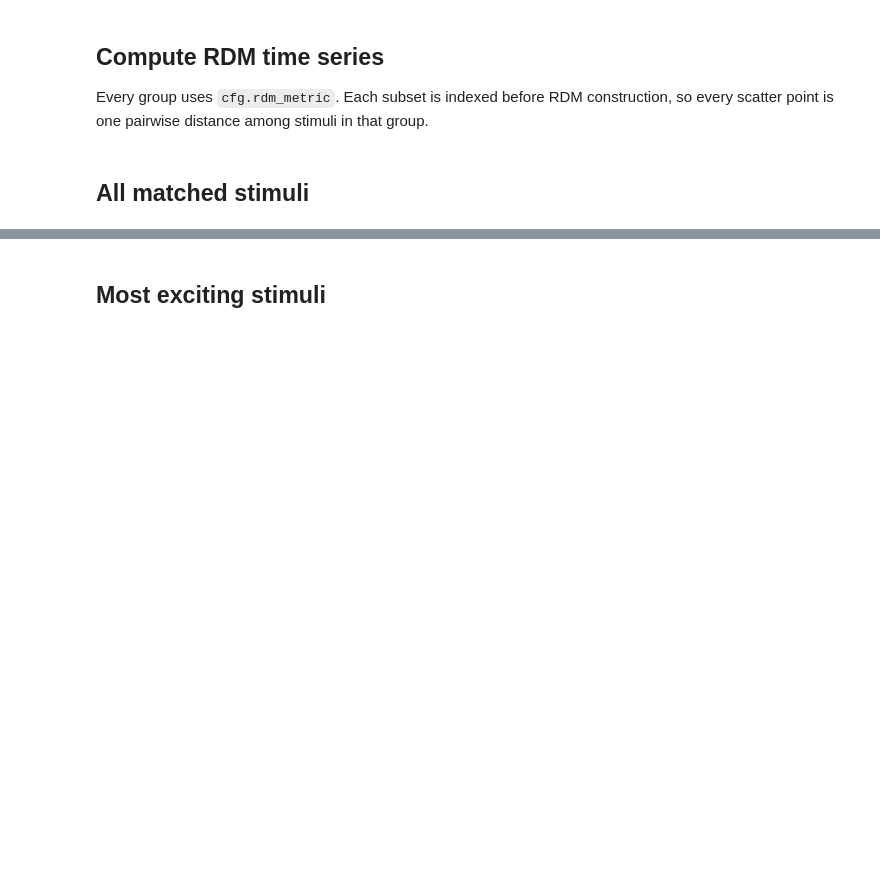
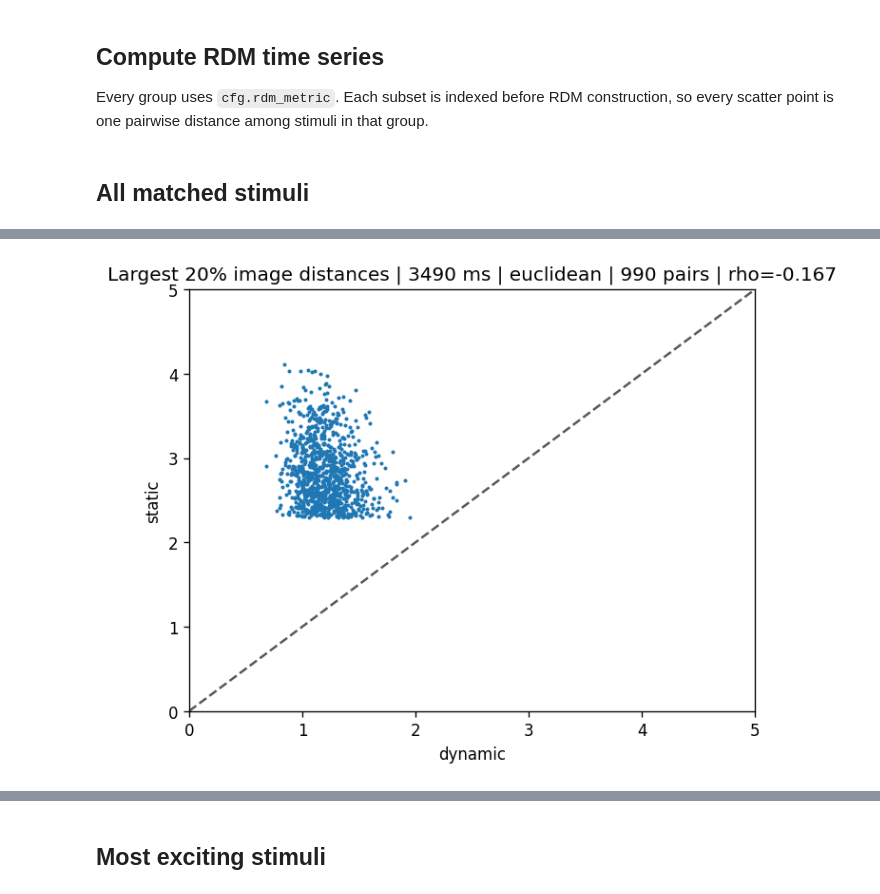
Before and after one commit to TizianoCausin01/static_dynamic, a Jupyter notebook: python_scripts/scripts/rsa_distances_matching.ipynb, the cells around one changed output, grey strips where cells are left out. Cells and saved outputs as stored; diff of their text form; code cells hidden in the pictures; blank space fills up the shorter version.

```diff
--- a/python_scripts/scripts/rsa_distances_matching.ipynb
+++ b/python_scripts/scripts/rsa_distances_matching.ipynb
@@ -341,0 +353,71 @@ KeyboardInterrupt:
+# %%
+from scipy.stats import spearmanr
+from IPython.display import clear_output, display
+import matplotlib.pyplot as plt
+import numpy as np
+import time
+
+if not 0 < cfg.top_distance_percent <= 100:
+    raise ValueError("top_distance_percent must be in (0, 100].")
+# end if invalid top distance percentage
+
+# Select pair indices once from the image RDM at the configured time.
+static_RDM_ts = drsa_obj.get_RDM_timeseries("model")
+dynamic_RDM_ts = drsa_obj.get_RDM_timeseries("signal")
+target_static_index = int(round(
+    cfg.static_pca_time_ms * cfg.new_fs / 1000
+))
+if not 0 <= target_static_index < len(static_RDM_ts):
+    raise ValueError("static_pca_time_ms is outside the static RDM time series.")
+# end if target static RDM index is invalid
+target_static_RDM = np.asarray(static_RDM_ts[target_static_index])
+if target_static_RDM.ndim != 1 or not np.all(np.isfinite(target_static_RDM)):
+    raise ValueError("The target image RDM must be a finite one-dimensional vector.")
+# end if target image RDM is invalid
+
+top_distance_count = int(np.ceil(
+    target_static_RDM.size * cfg.top_distance_percent / 100
+))
+if top_distance_count < 2:
+    raise ValueError("top_distance_percent must select at least two RDM pairs.")
+# end if too few top-distance pairs
+distance_order = np.argsort(target_static_RDM, kind="stable")
+top_distance_indices = distance_order[-top_distance_count:]
+selected_static_distances = target_static_RDM[top_distance_indices]
+
+fig, ax = plt.subplots()
+
+for dynamic_index in range(200, len(dynamic_RDM_ts)):
+    RDM = dynamic_RDM_ts[dynamic_index]
+    selected_dynamic_distances = RDM[top_distance_indices]
+    rho, _ = spearmanr(
+        selected_dynamic_distances, selected_static_distances,
+    )
+    ax.clear()
+
+    ax.scatter(selected_dynamic_distances, selected_static_distances, s=2)
+    ax.plot(x_lim, y_lim, "--", color="0.35")
+
+    ax.set_xlim(x_lim)
+    ax.set_ylim(y_lim)
+    ax.set_ylabel("static")
+    ax.set_xlabel("dynamic")
+    dynamic_time_ms = dynamic_index * 1000 / cfg.new_fs
+    ax.set_title(
+        f"Largest {cfg.top_distance_percent:g}% image distances | "
+        f"{dynamic_time_ms:g} ms | {cfg.rdm_metric} | "
+        f"{top_distance_count} pairs | rho={rho:.3f}"
+    )
+
+    clear_output(wait=True)
+    display(fig)
+
+    time.sleep(0.1)
+    if rho > .4:
+        time.sleep(1)
+    # end if rho
+# end for RDM
+
+plt.close(fig)
+# %% [output]
+[figure, added]
```
Also changed, not shown: parts of 13 cells of this notebook, 7 other files.
